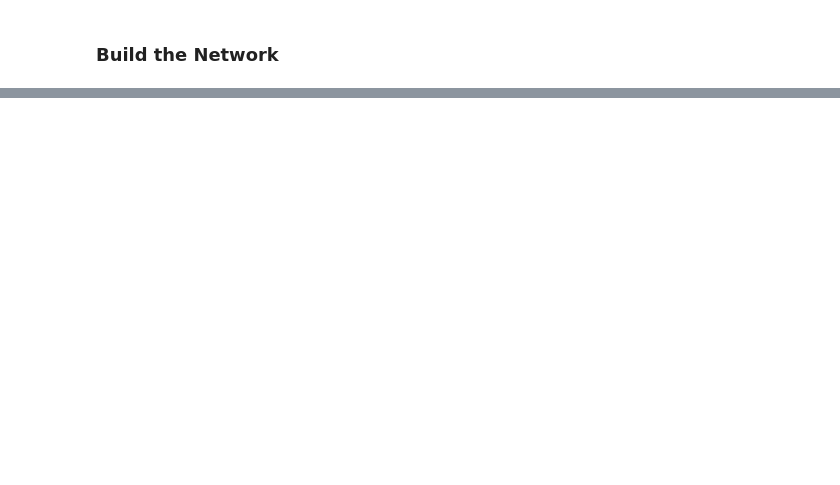
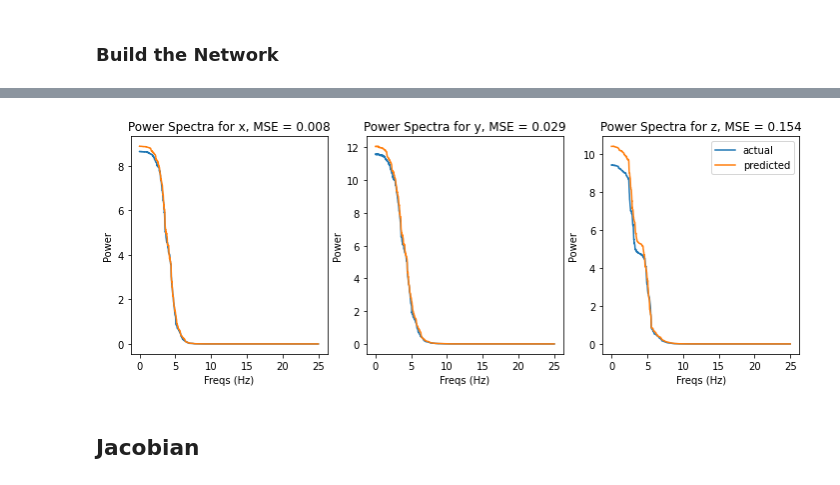
Before and after one commit to adamjeisen/ChaoticConsciousness, a Jupyter notebook: _sandbox/reservoir_computing/2021-05-27 - Lorenz + Reservoir (Using Class).ipynb, the cells around one changed output, grey strips where cells are left out. Saved outputs shown, nothing was run; the diff lists cells and outputs as text; code cells hidden in the pictures; blank space fills up the shorter version.

```diff
--- a/_sandbox/reservoir_computing/2021-05-27 - Lorenz + Reservoir (Using Class).ipynb
+++ b/_sandbox/reservoir_computing/2021-05-27 - Lorenz + Reservoir (Using Class).ipynb
@@ -85,0 +96,13 @@ plt.show()
+# %%
+plt.figure(figsize=(12, 4))
+for i in range(reservoir.D):
+    plt.subplot(1, 3, i+1)
+    plt.plot(power_spectra[i]['true']['freqs'], power_spectra[i]['true']['spec'], label='actual')
+    plt.plot(power_spectra[i]['test']['freqs'], power_spectra[i]['test']['spec'], label='predicted')
+    plt.title(f"Power Spectra for {reservoir.var_names[i]}, MSE = {power_spectra[i]['mse']:.3f}")
+    plt.xlabel('Freqs (Hz)')
+    plt.ylabel('Power')
+plt.legend()
+plt.show()
+# %% [output]
+[figure, added]
@@ -86,3 +115,5 @@ plt.show()
+# %% [markdown]
+## Jacobian
 # %%
 def sech(x):
     return 1/np.cosh(x)
```
Also changed, not shown: parts of 26 cells of this notebook, 2 other files.
